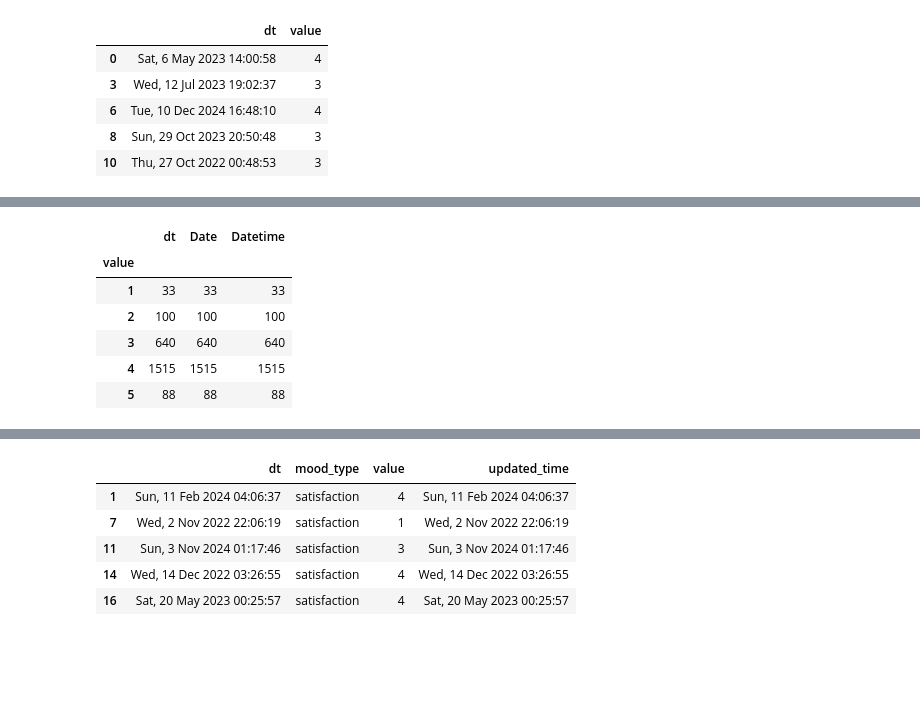
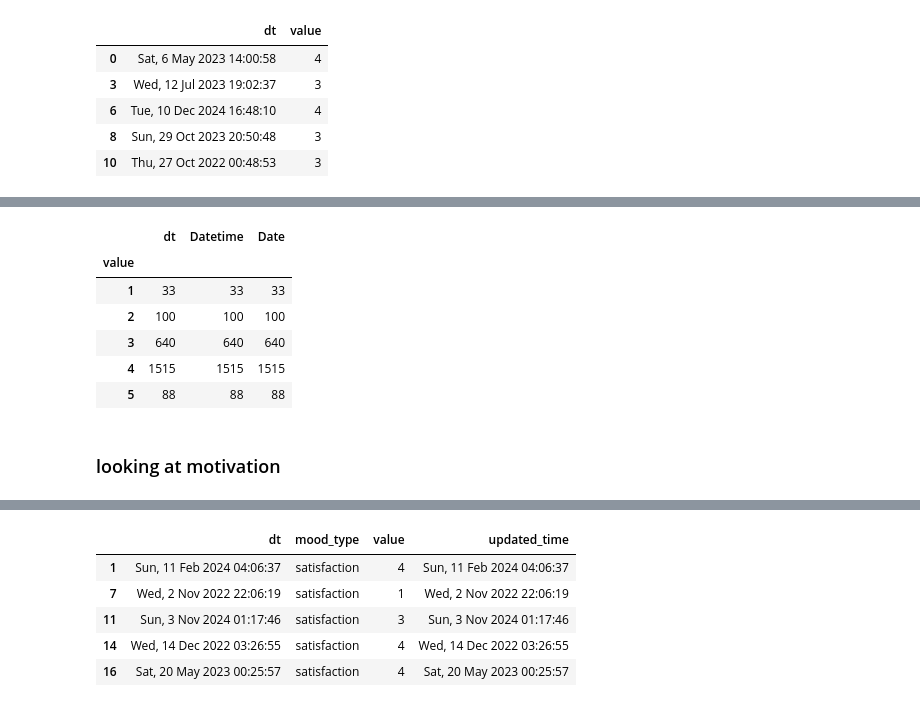
Before and after one commit to kaley-neufeld/Mental-Health-Project, a Jupyter notebook: mood data exploration.ipynb, the cells around one changed output, grey strips where cells are left out. Drawn from its saved outputs; the diff is of its cells as text; code cells hidden in the pictures; blank space fills up the shorter version.

```diff
--- a/mood data exploration.ipynb
+++ b/mood data exploration.ipynb
@@ -52,5 +51,5 @@ mood_data.groupby(by=['mood_type']).count()
 # %%
-feeling_data = mood_data[mood_data['mood_type'] == 'feeling']
+feeling_df = mood_data[mood_data['mood_type'] == 'feeling']
 # %%
-feeling_data = feeling_data[['dt', 'value']]
+feeling_df = feeling_df[['dt', 'value']]
 # %%
@@ -63,5 +62,8 @@ feeling_data.head()
 | 8 | Sun, 29 Oct 2023 20:50:48 | 3 |
 | 10 | Thu, 27 Oct 2022 00:48:53 | 3 |
 # %%
-feeling_data['Datetime'] = pd.to_datetime(feeling_data.dt)
-feeling_data['Date'] = feeling_data['Datetime'].dt.date
+feeling_df['Datetime'] = pd.to_datetime(feeling_df.dt)
+feeling_df['Date'] = feeling_df['Datetime'].dt.date
+
+#just looking, this doesn't save the sort
+feeling_df.sort_values('dt',ascending=False).head()
@@ -68,12 +77,14 @@ feeling_data['Date'] = feeling_data['Datetime'].dt.date
 # %%
 # looking at the spread of how often I feel each feeling
-feeling_data.groupby("value").count()
+feeling_df.groupby("value").count()
 # %% [output]
-|  | dt | Date | Datetime |
+|  | dt | Datetime | Date |
 | value |  |  |  |
 | 1 | 33 | 33 | 33 |
 | 2 | 100 | 100 | 100 |
 | 3 | 640 | 640 | 640 |
 | 4 | 1515 | 1515 | 1515 |
 | 5 | 88 | 88 | 88 |
+# %% [markdown]
+### looking at motivation
 # %%
```
Also changed, not shown: parts of 28 cells of this notebook, 1 other file.
